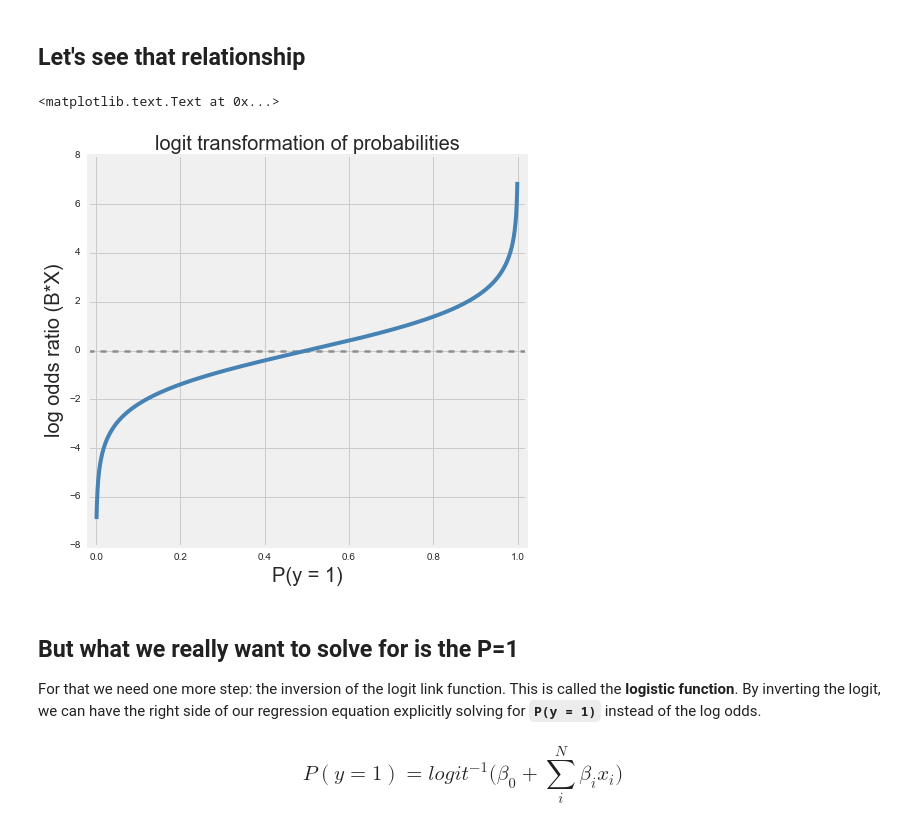
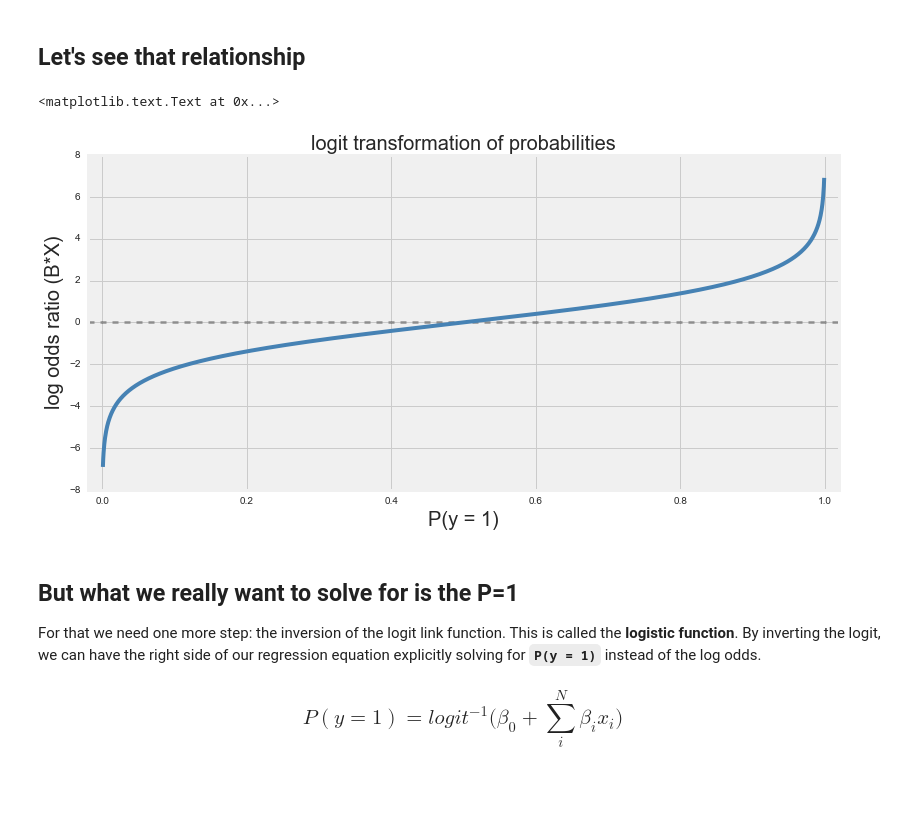
Before and after one commit to spockl/ga-dsi-1, a Jupyter notebook: curriculum/week-04/1.2-logistic-regression/w4d1-logistic-regression.ipynb, the cells around one changed output. Drawn from its saved outputs; the diff is of its cells as text; code cells hidden in the pictures; blank space fills up the shorter version.

```diff
--- a/curriculum/week-04/1.2-logistic-regression/w4d1-logistic-regression.ipynb
+++ b/curriculum/week-04/1.2-logistic-regression/w4d1-logistic-regression.ipynb
@@ -228,21 +231,21 @@ We take the logarithm of the odds ratio to make our regression work. The definit
 # %%
 # list of sample probabilities that y=1
 probs = np.linspace(0.001, 0.999, 2000)
 # logits of odds ratio for those probs
 logits = np.log((probs/(1-probs)))
 
-plt.figure(figsize=[7,7])
+plt.figure(figsize=(12,6))
 plt.axhline(y=0, linewidth=3, c='k', ls='dashed', alpha=0.3)
 plt.plot(probs, logits, lw=4, c='steelblue')
 
 plt.xlim(-0.02, 1.02)
 
 plt.xlabel('P(y = 1)', fontsize=20)
 plt.ylabel('log odds ratio (B*X)', fontsize=20)
 plt.title('logit transformation of probabilities',fontsize=20)
 # %% [output]
 <matplotlib.text.Text at 0x...>
-[figure, old version]
+[figure, new version]
 # %% [markdown]
 ## But what we really want to solve for is the P=1
 
```
Also changed, not shown: parts of 11 cells of this notebook.
